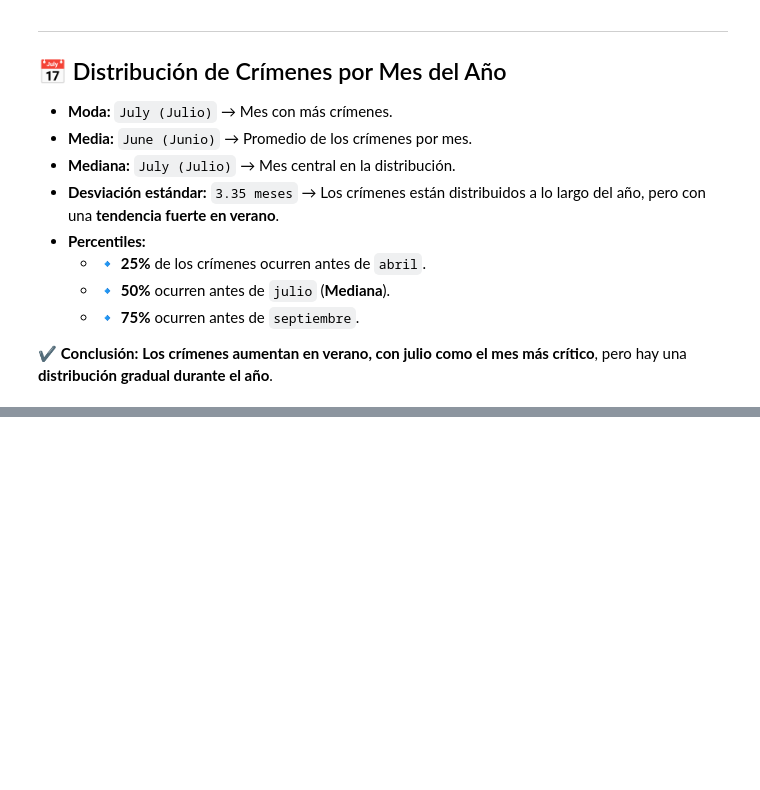
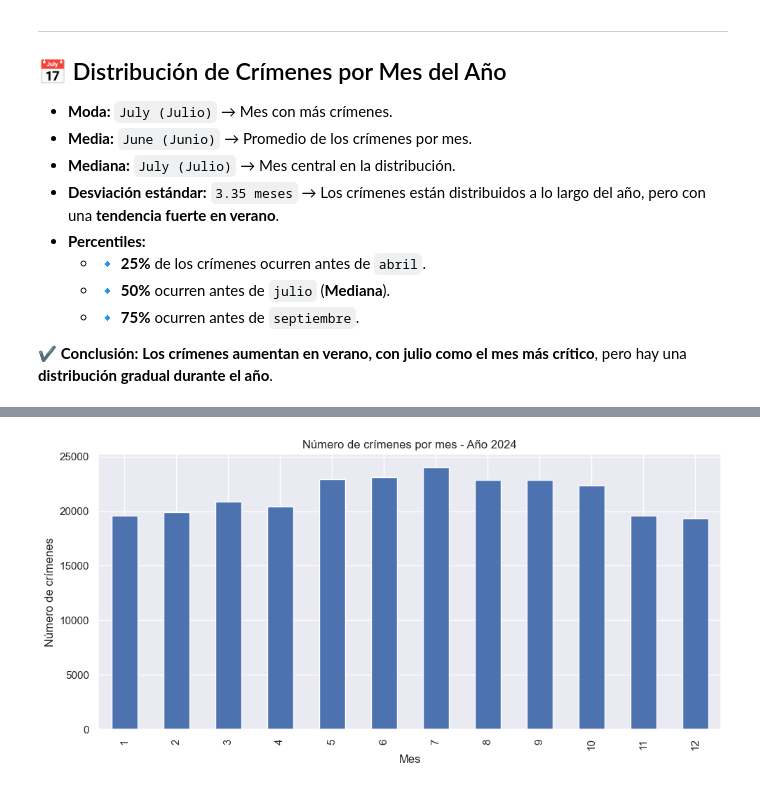
Before and after one commit to mbarquienero/Analisis_de_datos, a Jupyter notebook: chicago_crimenes.ipynb, the cells around one changed output, grey strips where cells are left out. Drawn from its saved outputs; the diff is of its cells as text; code cells hidden in the pictures; blank space fills up the shorter version.

```diff
--- a/chicago_crimenes.ipynb
+++ b/chicago_crimenes.ipynb
@@ -1400,0 +1472,17 @@ Percentiles: 25%=April, 50%=July, 75%=September
+# %%
+# Convertir la columna de fecha a formato datetime
+df['Date'] = pd.to_datetime(df['date'], errors='coerce')
+df['Month'] = df['date'].dt.month
+# %%
+# Visualizar la cantidad de crímenes por mes (2024)
+crimenes_por_mes = df['Month'].value_counts().sort_index()
+plt.figure(figsize=(10, 5))
+crimenes_por_mes.plot(kind='bar')
+plt.title('Número de crímenes por mes - Año 2024')
+plt.xlabel('Mes')
+plt.ylabel('Número de crímenes')
+plt.grid(True)
+plt.tight_layout()
+plt.show()
+# %% [output]
+[figure, added]
```
Also changed, not shown: parts of 25 cells of this notebook.
